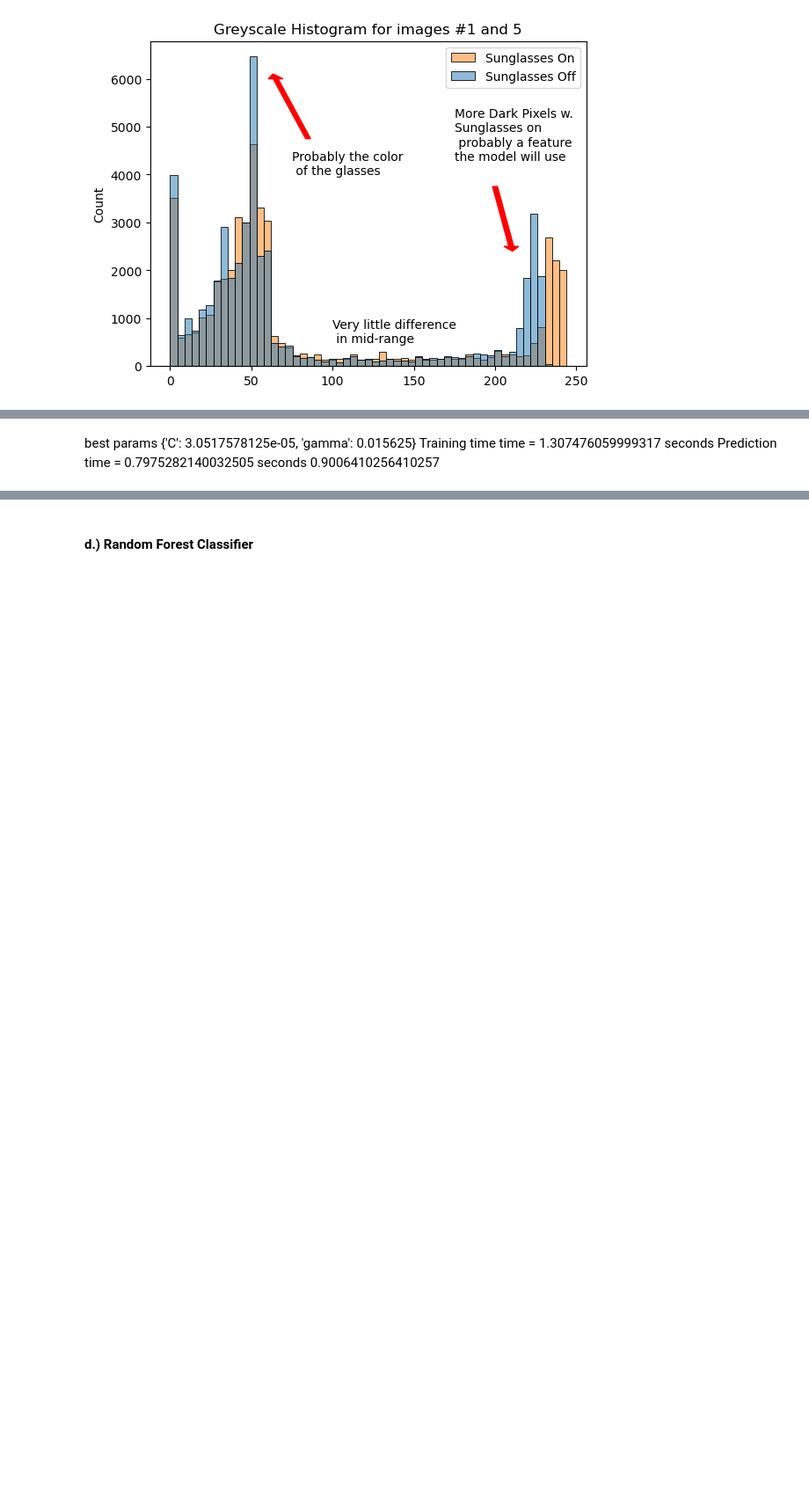
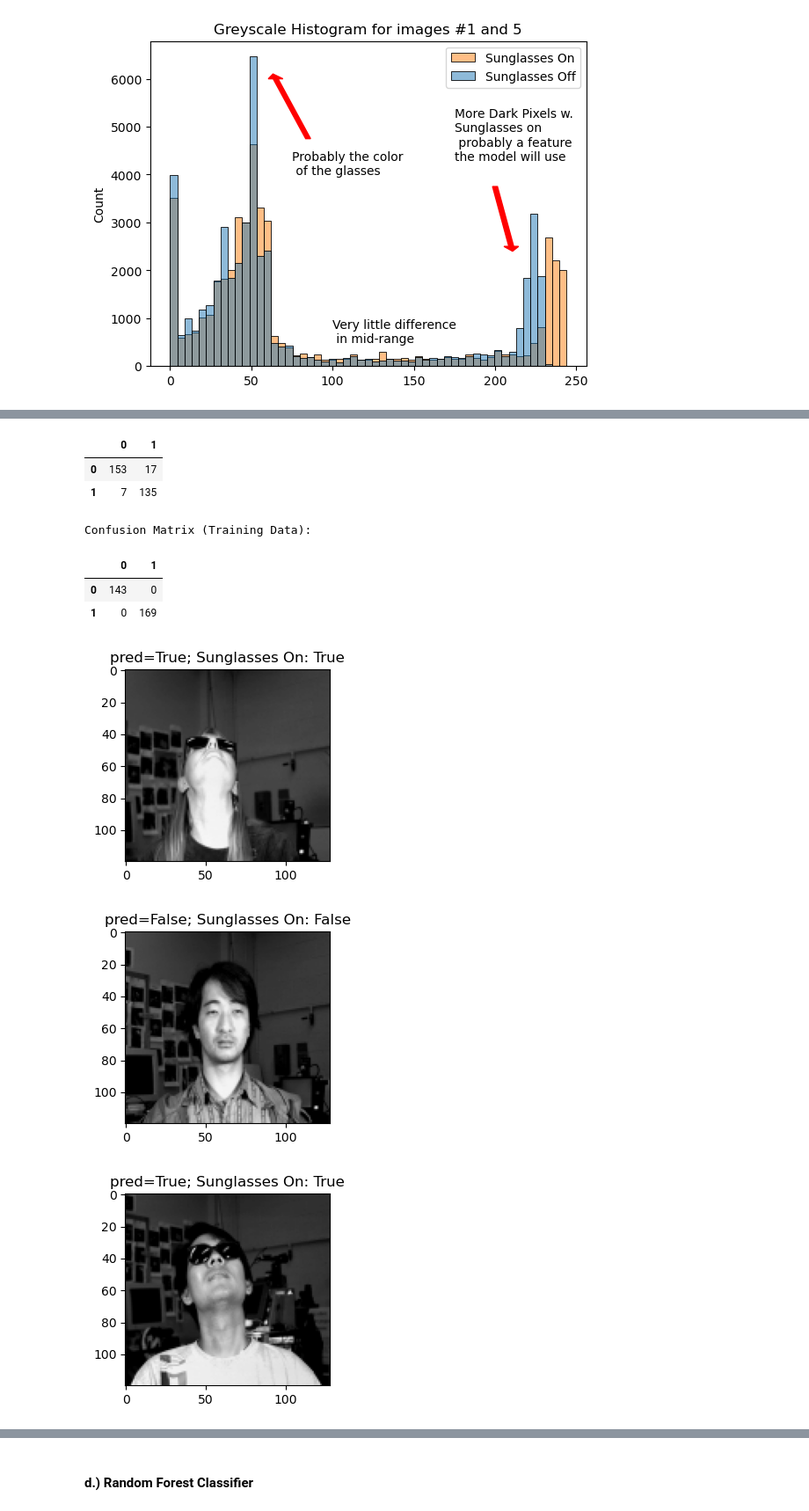
Before and after one commit to masc3796/dtsa5509_final, a Jupyter notebook: Sunglasses.ipynb, the cells around one changed output, grey strips where cells are left out. Shown at 88% size. Saved outputs shown, nothing was run; the diff lists cells and outputs as text; code cells hidden in the pictures; blank space fills up the shorter version.

```diff
--- a/Sunglasses.ipynb
+++ b/Sunglasses.ipynb
@@ -323,5 +373,34 @@ Prediction time = 0.7975282140032505 seconds
-# %% [markdown]
-best params {'C': 3.0517578125e-05, 'gamma': 0.015625}
-Training time time = 1.307476059999317 seconds
-Prediction time = 0.7975282140032505 seconds
-0.9006410256410257
+# %%
+
+C = grid_SVC.best_params_["C"]
+gamma = grid_SVC.best_params_["gamma"]
+clf_SVC = SVC(C = C, gamma = gamma, kernel="poly")
+
+start = timer()
+clf_SVC.fit(X_train, y_train)
+end = timer()
+print(f"Training time time = {end-start} seconds")
+
+start = timer()
+y_pred_test_SVC = clf_SVC.predict(X_test)
+end = timer()
+print(f"Prediction time = {end-start} seconds")
+
+print("Accuracy Score:", accuracy_score(y_test, y_pred_test_SVC))
+
+conf_matrix_SVC_test = confusion_matrix(y_test, y_pred_test_SVC)
+conf_matrix_SVC_test = pd.DataFrame(conf_matrix_SVC_test)
+print("\nConfusion Matrix (Test Data):")
+display(HTML(conf_matrix_SVC_test.to_html()))
+
+y_pred_train_SVC = clf_SVC.predict(X_train)
+conf_matrix_SVC_train = confusion_matrix(y_train, y_pred_train_SVC)
+conf_matrix_SVC_train = pd.DataFrame(conf_matrix_SVC_train)
+print("\nConfusion Matrix (Training Data):")
+display(HTML(conf_matrix_SVC_train.to_html()))
+
+#spot check a few random images
+for i in range(4):
+    idx = random.randint(0, len(y_pred))
+    show_image(X_test, y_test, idx, f"pred={bool(y_pred_test_SVC[idx])}; ")
+# %% [output]
@@ -327,0 +412,10 @@ Prediction time = 0.7975282140032505 seconds
+|  | 0 | 1 |
+| 0 | 153 | 17 |
+| 1 | 7 | 135 |
+Confusion Matrix (Training Data):
+|  | 0 | 1 |
+| 0 | 143 | 0 |
+| 1 | 0 | 169 |
+[figure, added]
+[figure, added]
+[figure, added]
```
Also changed, not shown: parts of 21 cells of this notebook, 3 other files.
